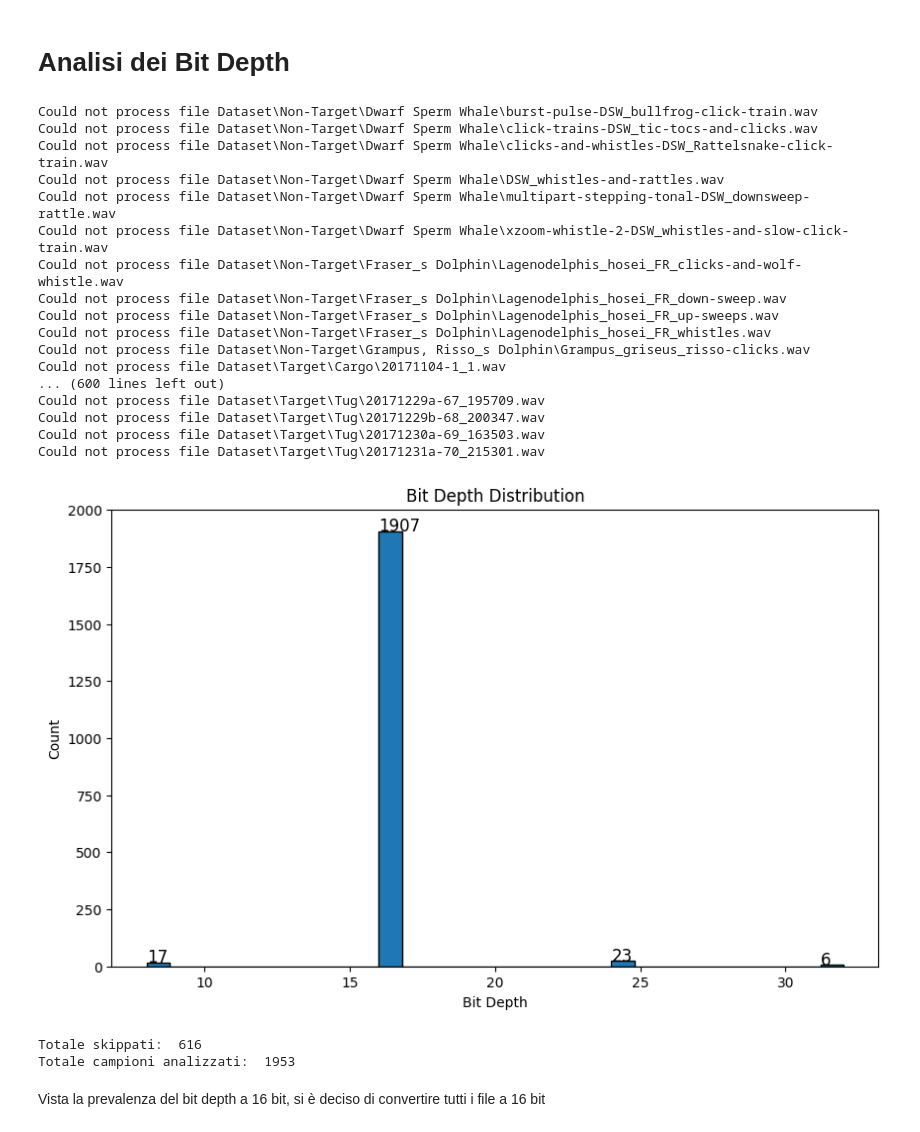
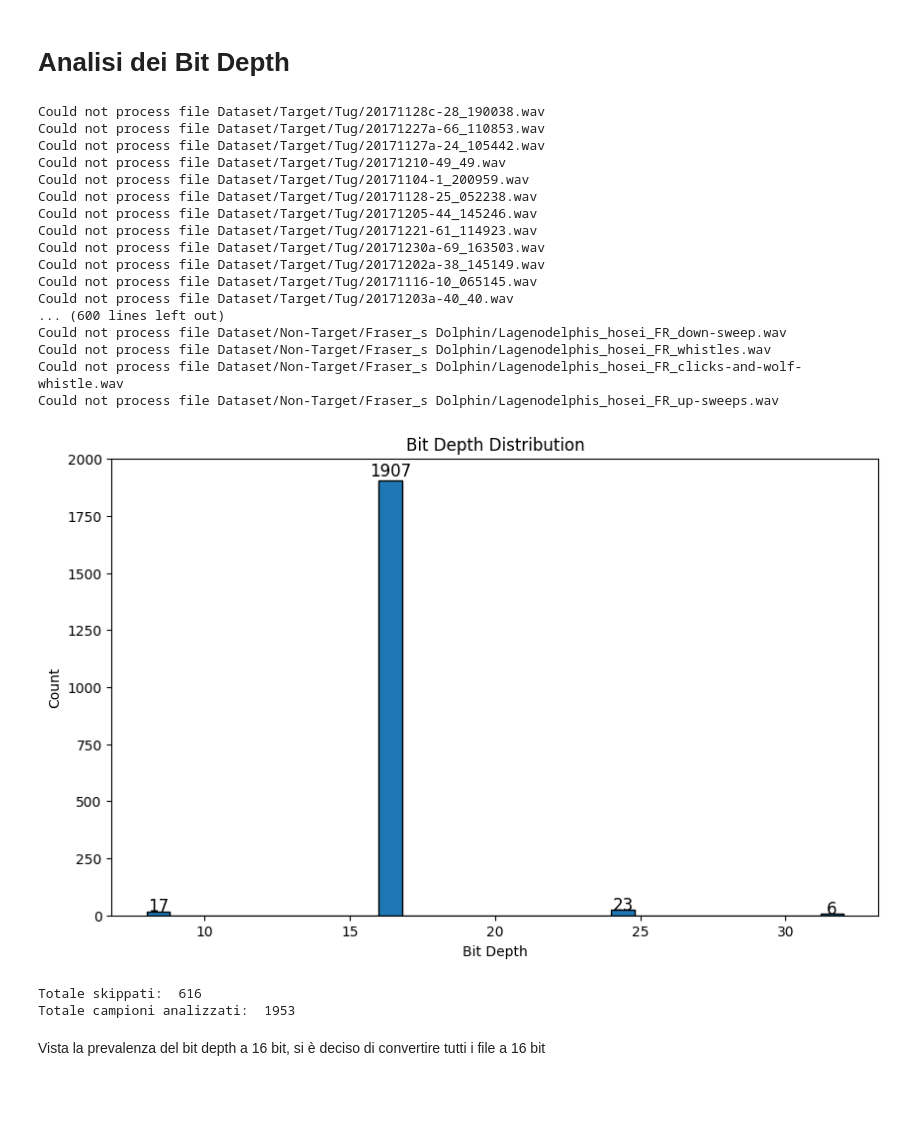
Before and after one commit to frenkmadda/UnderwaterSoundsClassification, a Jupyter notebook: test.ipynb, the cells around one changed output. Drawn from its saved outputs; the diff is of its cells as text; code cells hidden in the pictures; blank space fills up the shorter version.

```diff
--- a/test.ipynb
+++ b/test.ipynb
@@ -239,6 +238,7 @@ import matplotlib.pyplot as plt
 
 import wave
 import matplotlib.pyplot as plt
+
 
 def analyze_and_plot_bit_depth(audio_files):
     bit_depths = []
@@ -253,52 +253,54 @@ def analyze_and_plot_bit_depth(audio_files):
                 bit_depths.append(bit_depth)
                 totalChampions = totalChampions + 1
         except:
             print(f"Could not process file {file}")
             countskipped = countskipped + 1
             continue
 
     # Crea un plot a barre della distribuzione delle bit depth
     plt.figure(figsize=(10, 6))
     counts, bins, patches = plt.hist(bit_depths, bins=30, edgecolor='black')
     plt.xlabel('Bit Depth')
     plt.ylabel('Count')
     plt.title('Bit Depth Distribution')
 
     # Aggiungi il numero di campioni per ogni classe
+    bin_width = bins[1] - bins[0]  # Calculate the bin width
+
     for count, bin, patch in zip(counts, bins, patches):
         height = patch.get_height()
-        if count>0:
-            plt.text(bin, height, str(int(count)), fontsize=12, ha='left')
+        if count > 0:
+            plt.text(bin + bin_width/2, height * 1.01, str(int(count)), fontsize=12, ha='center')
 
     plt.show()
 
     #Stampa dei campioni
     print("Totale skippati: ",countskipped)
     print("Totale campioni analizzati: ", totalChampions)
 
 
 # Utilizzo della funzione
 audio_files = utils.get_audio_files('Dataset/df_paths.csv')
 analyze_and_plot_bit_depth(audio_files)
 # %% [output]
-Could not process file Dataset\Non-Target\Dwarf Sperm Whale\burst-pulse-DSW_bullfrog-click-train.wav
-Could not process file Dataset\Non-Target\Dwarf Sperm Whale\click-trains-DSW_tic-tocs-and-clicks.wav
-Could not process file Dataset\Non-Target\Dwarf Sperm Whale\clicks-and-whistles-DSW_Rattelsnake-click-train.wav
-Could not process file Dataset\Non-Target\Dwarf Sperm Whale\DSW_whistles-and-rattles.wav
-Could not process file Dataset\Non-Target\Dwarf Sperm Whale\multipart-stepping-tonal-DSW_downsweep-rattle.wav
-Could not process file Dataset\Non-Target\Dwarf Sperm Whale\xzoom-whistle-2-DSW_whistles-and-slow-click-train.wav
-Could not process file Dataset\Non-Target\Fraser_s Dolphin\Lagenodelphis_hosei_FR_clicks-and-wolf-whistle.wav
-Could not process file Dataset\Non-Target\Fraser_s Dolphin\Lagenodelphis_hosei_FR_down-sweep.wav
-Could not process file Dataset\Non-Target\Fraser_s Dolphin\Lagenodelphis_hosei_FR_up-sweeps.wav
-Could not process file Dataset\Non-Target\Fraser_s Dolphin\Lagenodelphis_hosei_FR_whistles.wav
-Could not process file Dataset\Non-Target\Grampus, Risso_s Dolphin\Grampus_griseus_risso-clicks.wav
-Could not process file Dataset\Target\Cargo\20171104-1_1.wav
+Could not process file Dataset/Target/Tug/20171128c-28_190038.wav
+Could not process file Dataset/Target/Tug/20171227a-66_110853.wav
+Could not process file Dataset/Target/Tug/20171127a-24_105442.wav
+Could not process file Dataset/Target/Tug/20171210-49_49.wav
+Could not process file Dataset/Target/Tug/20171104-1_200959.wav
+Could not process file Dataset/Target/Tug/20171128-25_052238.wav
+Could not process file Dataset/Target/Tug/20171205-44_145246.wav
+Could not process file Dataset/Target/Tug/20171221-61_114923.wav
+Could not process file Dataset/Target/Tug/20171230a-69_163503.wav
+Could not process file Dataset/Target/Tug/20171202a-38_145149.wav
+Could not process file Dataset/Target/Tug/20171116-10_065145.wav
+Could not process file Dataset/Target/Tug/20171203a-40_40.wav
 ... (600 lines left out)
-Could not process file Dataset\Target\Tug\20171229a-67_195709.wav
-Could not process file Dataset\Target\Tug\20171229b-68_200347.wav
-Could not process file Dataset\Target\Tug\20171230a-69_163503.wav
-Could not process file Dataset\Target\Tug\20171231a-70_215301.wav
+Could not process file Dataset/Non-Target/Fraser_s Dolphin/Lagenodelphis_hosei_FR_down-sweep.wav
+Could not process file Dataset/Non-Target/Fraser_s Dolphin/Lagenodelphis_hosei_FR_whistles.wav
+Could not process file Dataset/Non-Target/Fraser_s Dolphin/Lagenodelphis_hosei_FR_clicks-and-wolf-whistle.wav
+Could not process file Dataset/Non-Target/Fraser_s Dolphin/Lagenodelphis_hosei_FR_up-sweeps.wav
-[figure, old version]
+[figure, new version]
 Totale skippati:  616
 Totale campioni analizzati:  1953
 # %% [markdown]
```
Also changed, not shown: parts of 12 cells of this notebook, 1 other file.
